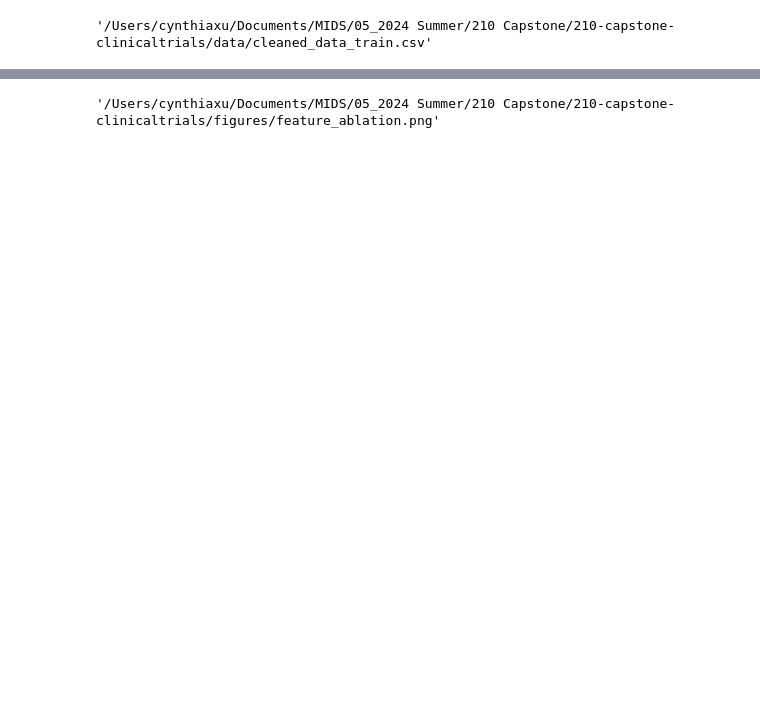
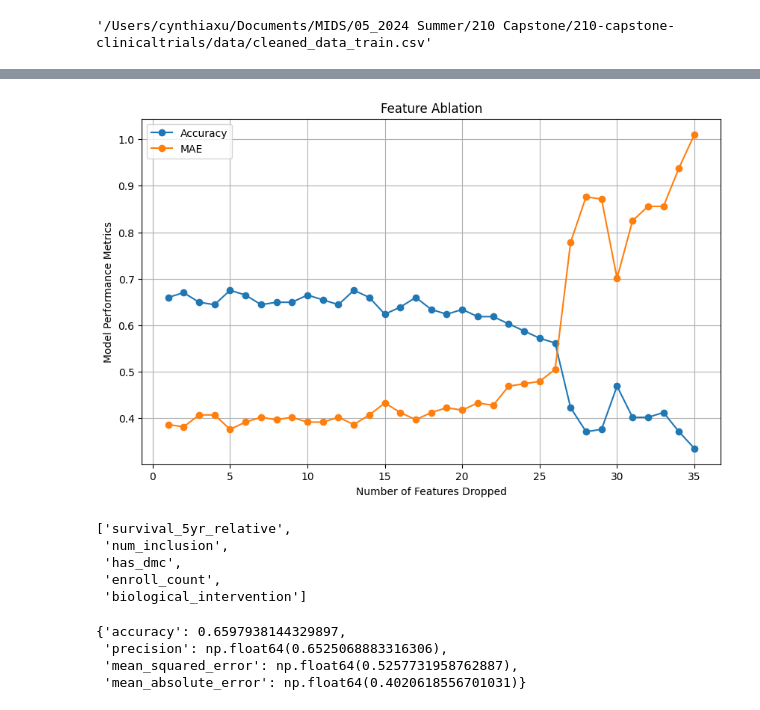
Before and after one commit to cynthiaxu04/predicting-clinicaltrials, a Jupyter notebook: model/feature_ablation.ipynb, the cells around one changed output, grey strips where cells are left out. Saved outputs shown, nothing was run; the diff lists cells and outputs as text; code cells hidden in the pictures; blank space fills up the shorter version.

Commit message:
baseline model created

```diff
--- a/model/feature_ablation.ipynb
+++ b/model/feature_ablation.ipynb
@@ -122,0 +235,2 @@ Feature Importance
+# %%
+results3["num_features_dropped"] = results3['feature_dropped'].apply(lambda x: len(x))
@@ -122,0 +260,21 @@ Feature Importance
+# %%
+plt.figure(figsize=(10, 6))
+plt.plot(results3["num_features_dropped"], results3['accuracy'], marker='o', linestyle='-', label='Accuracy')
+plt.plot(results3["num_features_dropped"], results3['mean_absolute_error'], marker='o', linestyle='-', label='MAE')
+plt.title('Feature Ablation')
+plt.xlabel('Number of Features Dropped')
+plt.ylabel('Model Performance Metrics')
+plt.legend()  # Show legend
+plt.grid(True)
+plt.show()
+# %% [output]
+[figure, added]
+# %%
+drop_features = results3.loc[results3['mean_absolute_error'].idxmin(), 'feature_dropped']
+drop_features
+# %% [output]
+['survival_5yr_relative',
+ 'num_inclusion',
+ 'has_dmc',
+ 'enroll_count',
+ 'biological_intervention']
@@ -123,9 +305,14 @@ Feature Importance
+# %%
+row
+# %% [output]
+{'accuracy': 0.6597938144329897,
+ 'precision': np.float64(0.6525068883316306),
+ 'mean_squared_error': np.float64(0.5257731958762887),
+ 'mean_absolute_error': np.float64(0.4020618556701031)}
 # %%
-current = os.getcwd()
-parent = os.path.dirname(current)
+# current = os.getcwd()
+# parent = os.path.dirname(current)
 
-save_path = os.path.join(parent, 'figures', 'feature_ablation.png')
-save_path
+# save_path = os.path.join(parent, 'figures', 'feature_ablation.png')
+# save_path
-# %% [output]
-'/Users/cynthiaxu/Documents/MIDS/05_2024 Summer/210 Capstone/210-capstone-clinicaltrials/figures/feature_ablation.png'
 # %%
```
Also changed, not shown: parts of 11 cells of this notebook, 8 other files.
